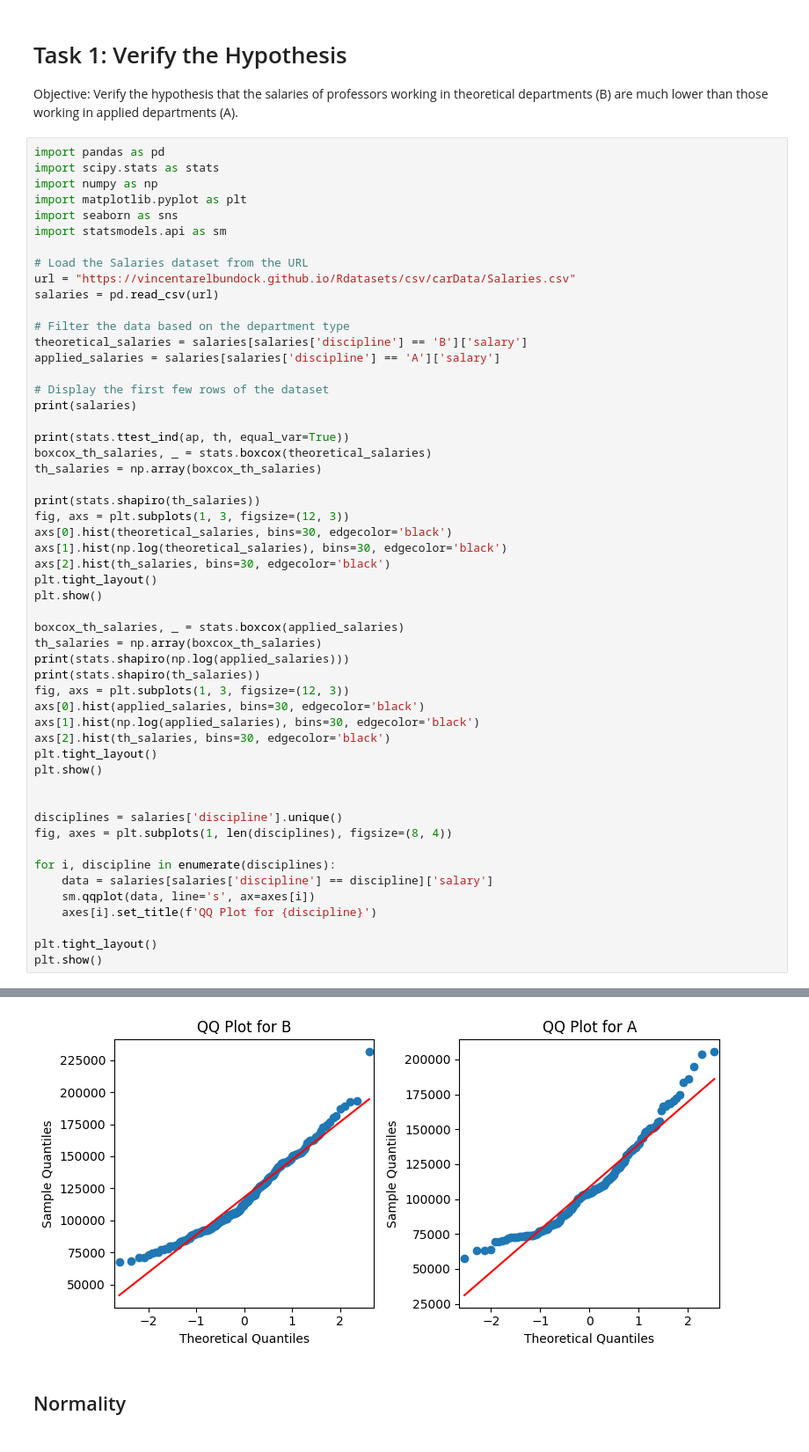
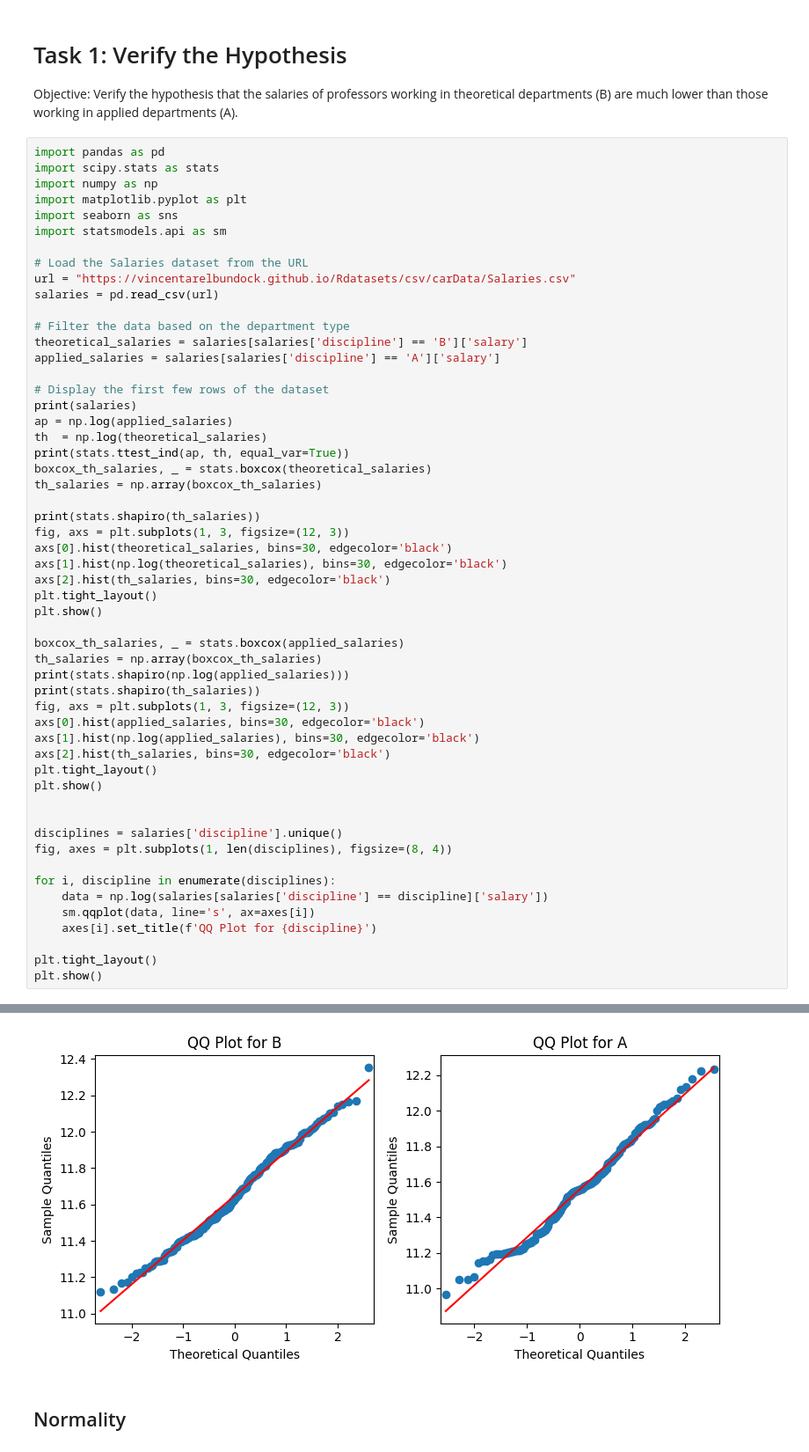
Before and after one commit to MariuszPGodlewski/MathematicalStatistic-Lab, a Jupyter notebook: Sample_Final_Labs.ipynb, the cells around one changed output, grey strips where cells are left out. Shown at 88% size. Drawn from its saved outputs; the diff is of its cells as text.

```diff
--- a/Sample_Final_Labs.ipynb
+++ b/Sample_Final_Labs.ipynb
@@ -51,7 +51,8 @@ applied_salaries = salaries[salaries['discipline'] == 'A']['salary']
 
 # Display the first few rows of the dataset
 print(salaries)
-
+ap = np.log(applied_salaries)
+th  = np.log(theoretical_salaries)
 print(stats.ttest_ind(ap, th, equal_var=True))
 boxcox_th_salaries, _ = stats.boxcox(theoretical_salaries)
 th_salaries = np.array(boxcox_th_salaries)
@@ -79,35 +80,35 @@ plt.show()
 disciplines = salaries['discipline'].unique()
 fig, axes = plt.subplots(1, len(disciplines), figsize=(8, 4))
 
 for i, discipline in enumerate(disciplines):
-    data = salaries[salaries['discipline'] == discipline]['salary']
+    data = np.log(salaries[salaries['discipline'] == discipline]['salary'])
     sm.qqplot(data, line='s', ax=axes[i])
     axes[i].set_title(f'QQ Plot for {discipline}')
 
 plt.tight_layout()
 plt.show()
 # %% [output]
      rownames      rank discipline  yrs.since.phd  yrs.service   sex  salary
 0           1      Prof          B             19           18  Male  139750
 1           2      Prof          B             20           16  Male  173200
 2           3  AsstProf          B              4            3  Male   79750
 3           4      Prof          B             45           39  Male  115000
 4           5      Prof          B             40           41  Male  141500
 ..        ...       ...        ...            ...          ...   ...     ...
 392       393      Prof          A             33           30  Male  103106
 393       394      Prof          A             31           19  Male  150564
 394       395      Prof          A             42           25  Male  101738
 395       396      Prof          A             25           15  Male   95329
 396       397  AsstProf          A              8            4  Male   81035
 
 [397 rows x 7 columns]
 TtestResult(statistic=-3.513732636743348, pvalue=0.0004930007802933415, df=395.0)
 ShapiroResult(statistic=0.9891412860397887, pvalue=0.1021670726374912)
 [figure]
 ShapiroResult(statistic=0.981501311833227, pvalue=0.01677562195045212)
 ShapiroResult(statistic=0.9850858810631471, pvalue=0.05130286095942916)
 [figure]
-[figure, old version]
+[figure, new version]
 # %% [markdown]
 ## Normality
 # %%
```
Also changed, not shown: parts of 4 cells of this notebook, 1 other file.
